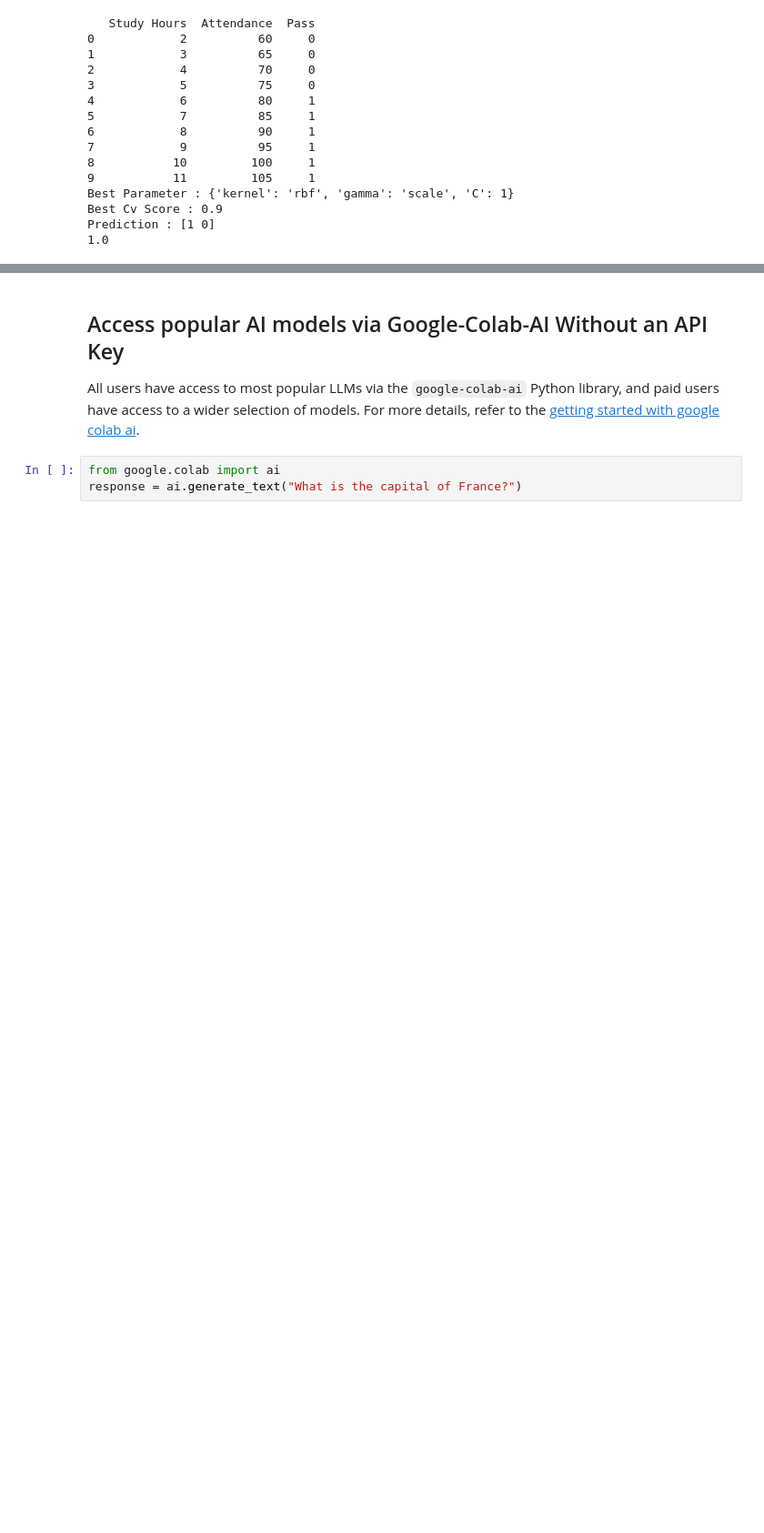
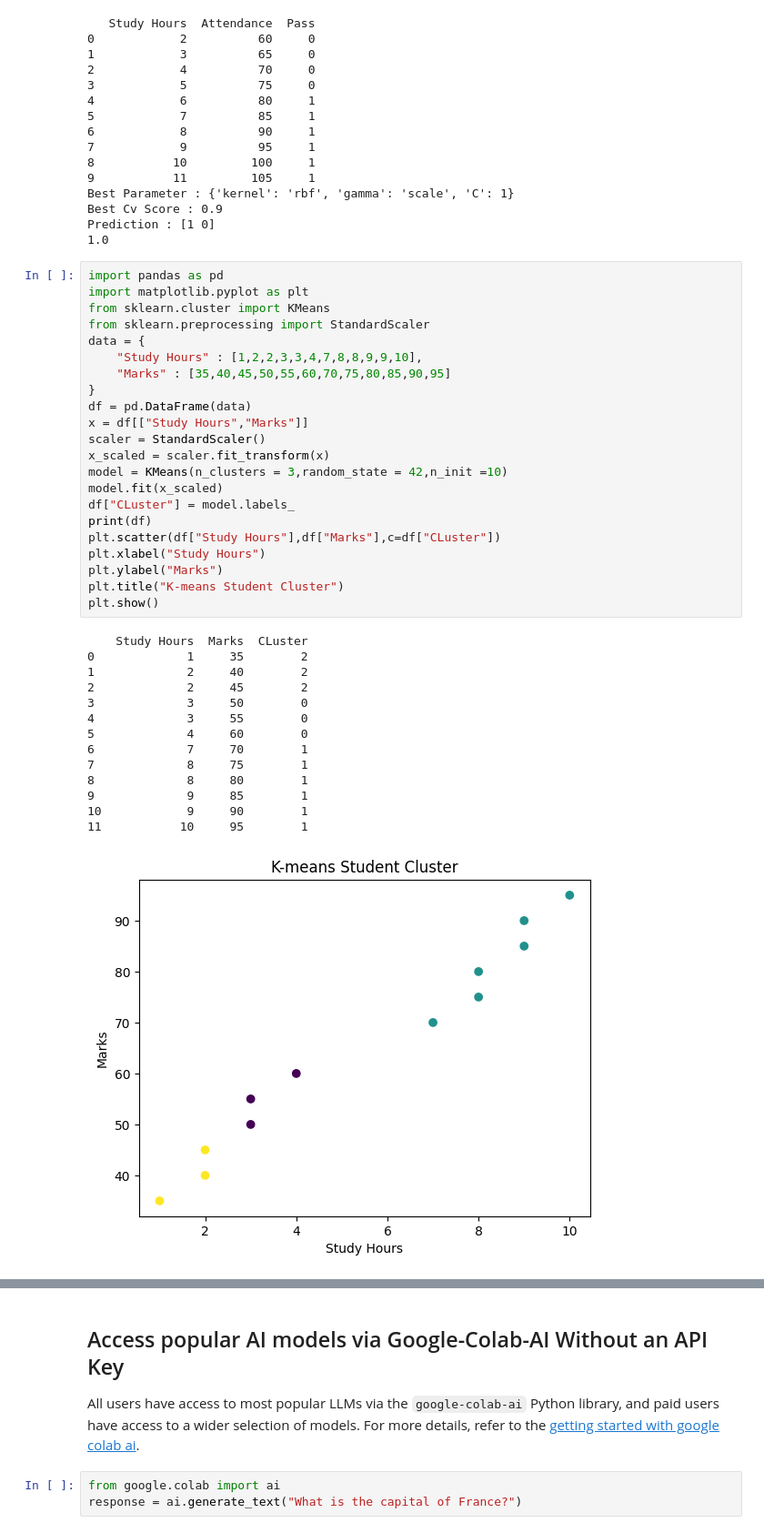
Before and after one commit to archoudhary698-stack/DocuMind-AI, a Jupyter notebook: Copy_of_Welcome_To_Colab.ipynb, the cells around one changed output, grey strips where cells are left out. Shown at 91% size. Saved outputs shown, nothing was run; the diff lists cells and outputs as text; blank space fills up the shorter version.

```diff
--- a/Copy_of_Welcome_To_Colab.ipynb
+++ b/Copy_of_Welcome_To_Colab.ipynb
@@ -1301,6 +1299,43 @@ Best Parameter : {'kernel': 'rbf', 'gamma': 'scale', 'C': 1}
 Best Cv Score : 0.9
 Prediction : [1 0]
 1.0
+# %%
+import pandas as pd
+import matplotlib.pyplot as plt
+from sklearn.cluster import KMeans
+from sklearn.preprocessing import StandardScaler
+data = {
+    "Study Hours" : [1,2,2,3,3,4,7,8,8,9,9,10],
+    "Marks" : [35,40,45,50,55,60,70,75,80,85,90,95]
+}
+df = pd.DataFrame(data)
+x = df[["Study Hours","Marks"]]
+scaler = StandardScaler()
+x_scaled = scaler.fit_transform(x)
+model = KMeans(n_clusters = 3,random_state = 42,n_init =10)
+model.fit(x_scaled)
+df["CLuster"] = model.labels_
+print(df)
+plt.scatter(df["Study Hours"],df["Marks"],c=df["CLuster"])
+plt.xlabel("Study Hours")
+plt.ylabel("Marks")
+plt.title("K-means Student Cluster")
+plt.show()
+# %% [output]
+    Study Hours  Marks  CLuster
+0             1     35        2
+1             2     40        2
+2             2     45        2
+3             3     50        0
+4             3     55        0
+5             4     60        0
+6             7     70        1
+7             8     75        1
+8             8     80        1
+9             9     85        1
+10            9     90        1
+11           10     95        1
+[figure, added]
 # %% [markdown]
 ## Google Colab is available in VS Code!
 ![logo.webp](embedded-picture-1)
```
Also changed, not shown: parts of 1 cell of this notebook.
